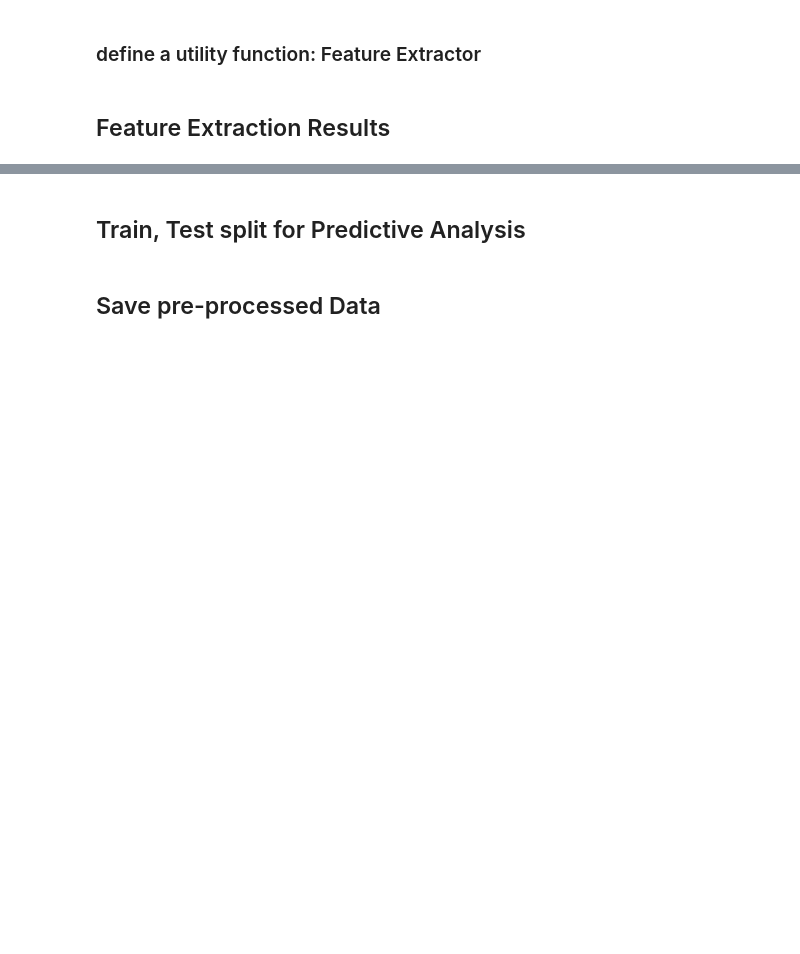
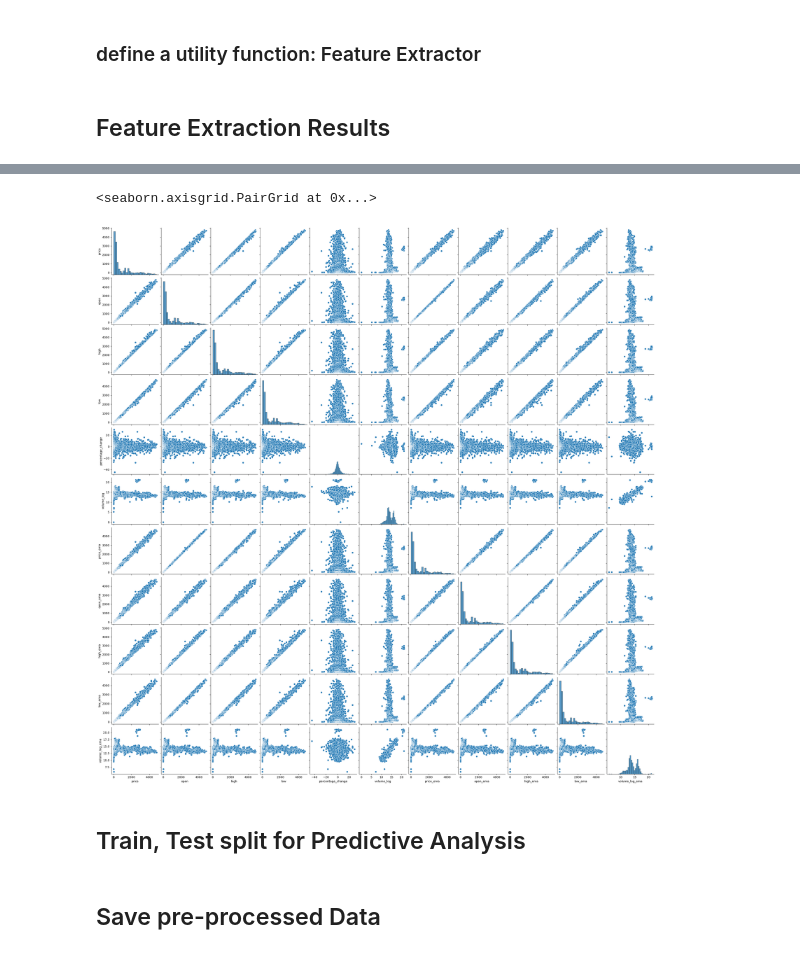
Before and after one commit to dsirepos/ds_project, a Jupyter notebook: data_prep.ipynb, the cells around one changed output, grey strips where cells are left out. Saved outputs shown, nothing was run; the diff lists cells and outputs as text; code cells hidden in the pictures; blank space fills up the shorter version.

```diff
--- a/data_prep.ipynb
+++ b/data_prep.ipynb
@@ -282,6 +282,13 @@ df.head()
 | 2016-03-12 | 12.92 | 11.95 | 13.45 | 11.95 | 8.12 | 6.722630 | NaN | NaN | NaN | ... |
 | 2016-03-13 | 15.07 | 12.92 | 15.07 | 12.92 | 16.64 | 7.170888 | 12.6110 | 11.84050 | 12.9910 | ... |
 | 2016-03-14 | 12.50 | 15.07 | 15.07 | 11.40 | -17.05 | 11.431509 | 14.3323 | 12.59615 | 14.4463 | ... |
+# %%
+import seaborn as sns
+
+sns.pairplot(df)
+# %% [output]
+<seaborn.axisgrid.PairGrid at 0x...>
+[figure, added]
 # %% [markdown]
 ## Train, Test split for Predictive Analysis
 # %%
```
Also changed, not shown: parts of 3 cells of this notebook, 5 other files.
